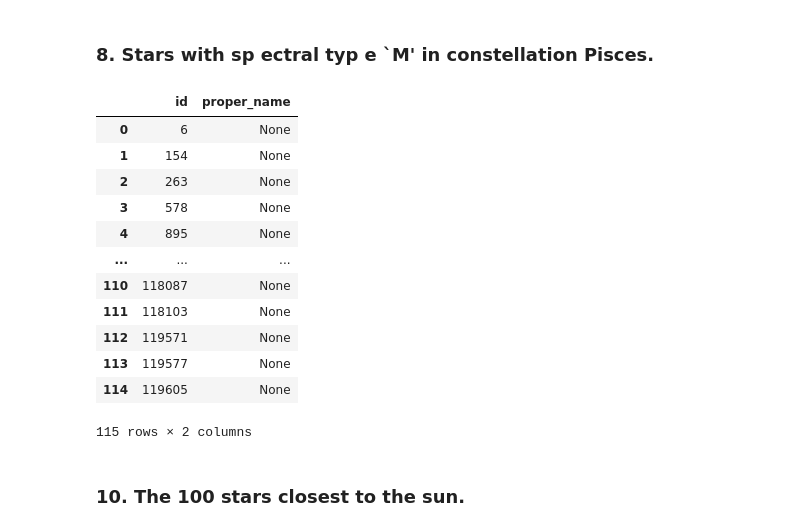
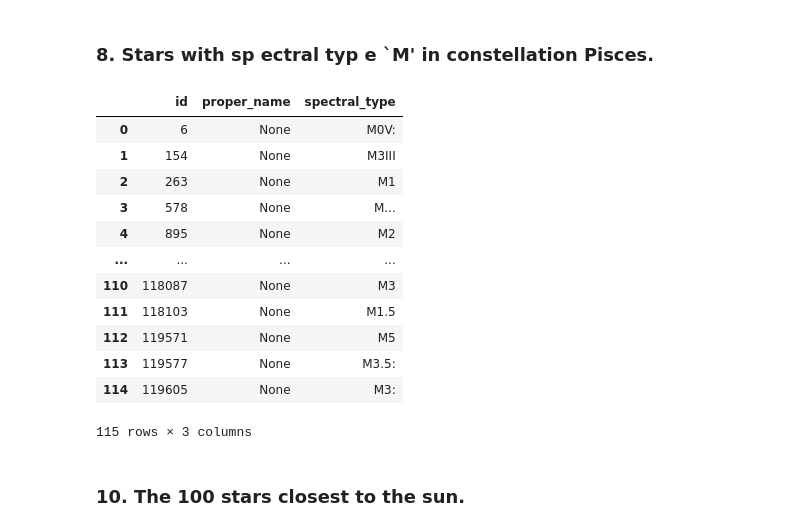
Before and after one commit to MrDiaf/database_and_application_recitation3, a Jupyter notebook: recitation_3_part_B.ipynb, the cells around one changed output. Cells and saved outputs as stored; diff of their text form; code cells hidden in the pictures.

```diff
--- a/recitation_3_part_B.ipynb
+++ b/recitation_3_part_B.ipynb
@@ -51,28 +51,28 @@ print_query(query)
 ### 8. Stars with sp ectral typ e `M' in constellation Pisces.
 # %%
 query = """
-SELECT s.id, s.proper_name
+SELECT s.id, s.proper_name, s.spectral_type
 FROM star AS s
 JOIN constellation AS c ON s.con = c.abbr
 WHERE c.name = 'Pisces'
   AND s.spectral_type LIKE 'M%'; -- this makes that it checks the first letter
 """
 
 print_query(query)
 # %% [output]
-|  | id | proper_name |
-| 0 | 6 | None |
-| 1 | 154 | None |
-| 2 | 263 | None |
-| 3 | 578 | None |
-| 4 | 895 | None |
-| ... | ... | ... |
-| 110 | 118087 | None |
-| 111 | 118103 | None |
-| 112 | 119571 | None |
-| 113 | 119577 | None |
-| 114 | 119605 | None |
+|  | id | proper_name | spectral_type |
+| 0 | 6 | None | M0V: |
+| 1 | 154 | None | M3III |
+| 2 | 263 | None | M1 |
+| 3 | 578 | None | M... |
+| 4 | 895 | None | M2 |
+| ... | ... | ... | ... |
+| 110 | 118087 | None | M3 |
+| 111 | 118103 | None | M1.5 |
+| 112 | 119571 | None | M5 |
+| 113 | 119577 | None | M3.5: |
+| 114 | 119605 | None | M3: |
-115 rows × 2 columns
+115 rows × 3 columns
 # %% [markdown]
 ### 10. The 100 stars closest to the sun.
 # %%
```
Also changed, not shown: parts of 2 cells of this notebook, 2 other files.
